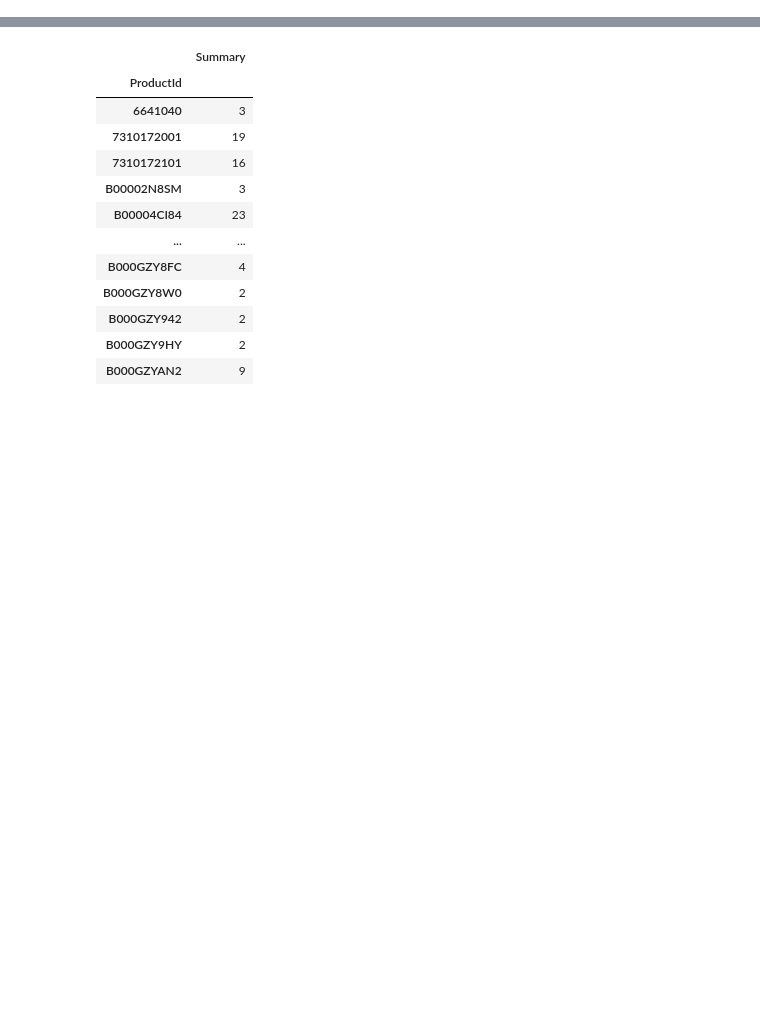
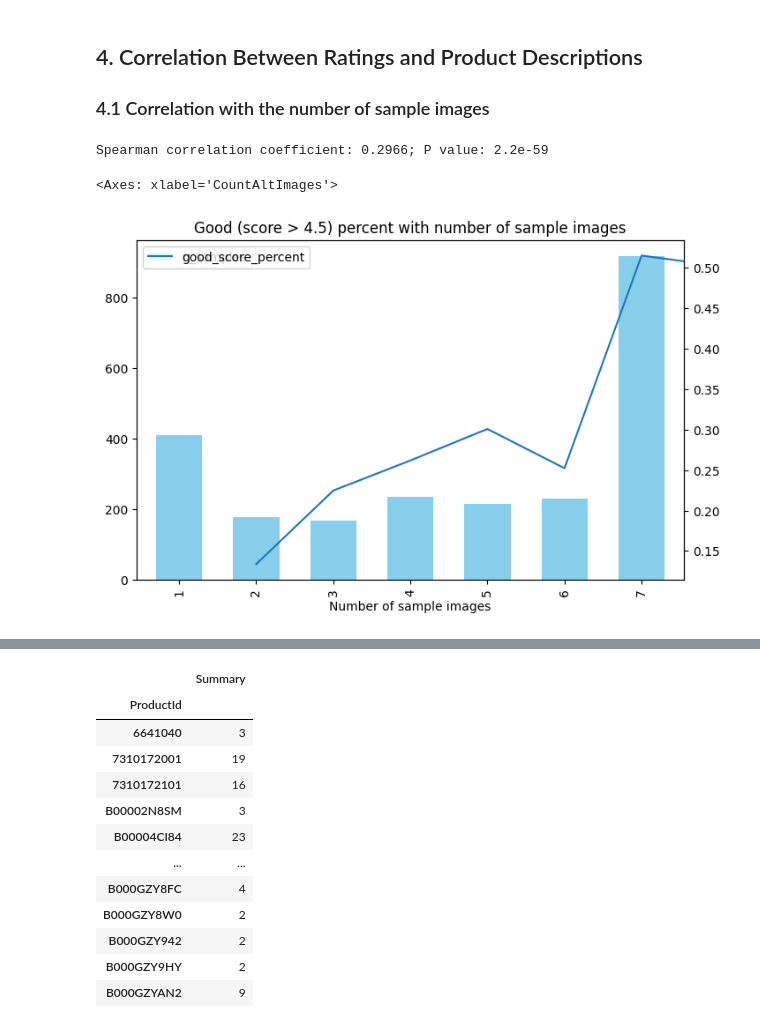
Before and after one commit to Vector239/ISOM5160-project-AI-Driven-Personalized-Product-Improvement-Recommendation-System-for-Amazon-Sellers, a Jupyter notebook: ISOM5160-GROUP7.ipynb, the cells around one changed output, grey strips where cells are left out. Saved outputs shown, nothing was run; the diff lists cells and outputs as text; code cells hidden in the pictures; blank space fills up the shorter version.

```diff
--- a/ISOM5160-GROUP7.ipynb
+++ b/ISOM5160-GROUP7.ipynb
@@ -77 +87,21 @@ df_amazon_product_info
+# %% [markdown]
+## 4. Correlation Between Ratings and Product Descriptions
+
+### 4.1 Correlation with the number of sample images
+# %%
+# Compute Spearman's correlation coefficient
+tmp = df_amazon_product_info[['Score', 'CountAltImages']].dropna()
+corr, p_value = spearmanr(tmp["Score"], tmp["CountAltImages"])
+
+print(f"Spearman correlation coefficient: {corr:.4f}; P value: {p_value:.1e}")
+
+df = df_amazon_product_info[df_amazon_product_info.NumRatings > 10].groupby("CountAltImages").agg(
+    good_score_percent=("Score", lambda x: (x > 4.5).mean()), n_samples=("Score", "count"))
+ax = df.plot(y='n_samples', kind="bar", color="skyblue", width=0.6, figsize=(8, 5),
+             title="Good (score > 4.5) percent with number of sample images", xlabel="Number of sample images")
+df.plot(y=['good_score_percent'], ax=ax.twinx())
+# %% [output]
+Spearman correlation coefficient: 0.2966; P value: 2.2e-59
+<Axes: xlabel='CountAltImages'>
+[figure, new version]
 # %%
```
Also changed, not shown: parts of 16 cells of this notebook, 2 other files.
